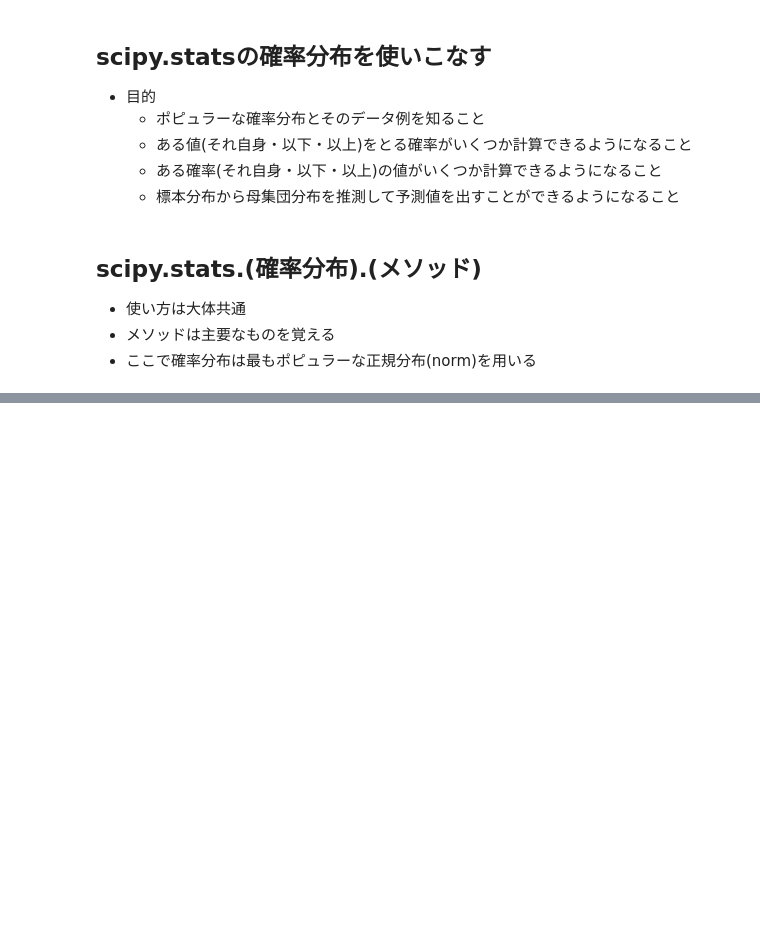
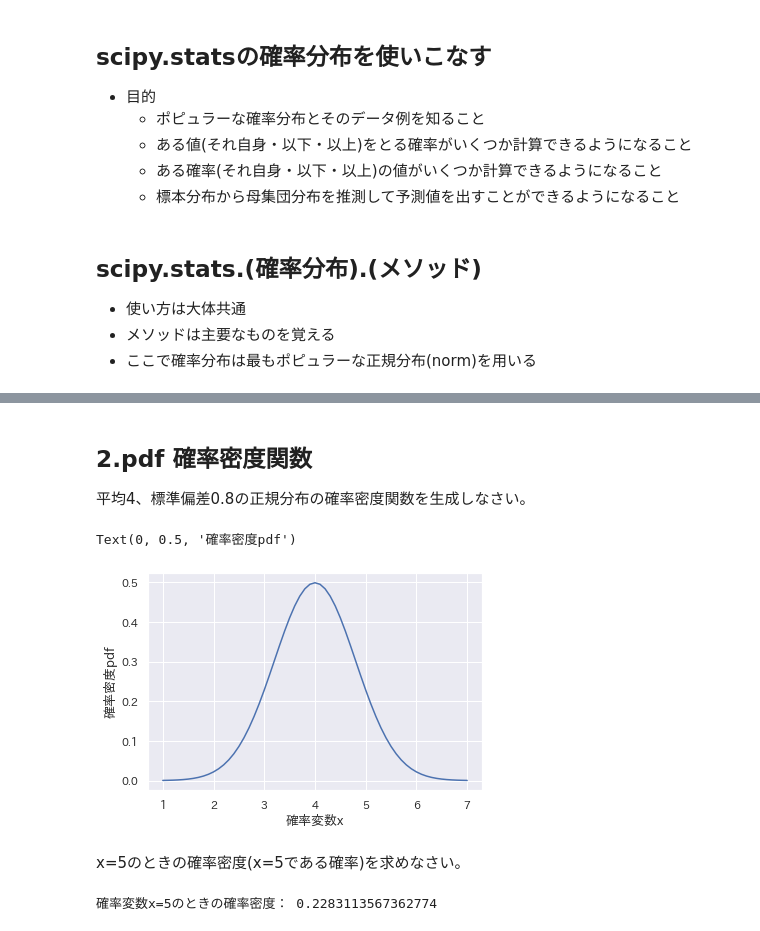
Before and after one commit to Rha1234/statistics, a Jupyter notebook: 様々な確率分布とその利用.ipynb, the cells around one changed output, grey strips where cells are left out. Saved outputs shown, nothing was run; the diff lists cells and outputs as text; code cells hidden in the pictures; blank space fills up the shorter version.

```diff
--- a/様々な確率分布とその利用.ipynb
+++ b/様々な確率分布とその利用.ipynb
@@ -24,0 +47,26 @@ norm_rvs = stats.norm.rvs(loc=50, scale=20, size=1000, random_state=0)
+# %% [markdown]
+## 2.pdf 確率密度関数
+平均4、標準偏差0.8の正規分布の確率密度関数を生成しなさい。
+# %%
+# 平均4であることを考慮して適当な等差数列を生成
+X = np.arange(start=1, stop=7.1, step=0.1)
+
+# pdfで確率密度関数の生成
+# xに配列を入れるとすべての要素に対して確率密度を計算した配列を返す。xに数値(確率変数)を入れるとxに対応した確率密度を返す
+norm_pdf = stats.norm.pdf(x=X, loc=4, scale=0.8)
+
+# 可視化
+plt.plot(X, norm_pdf)
+plt.xlabel("確率変数x", fontsize=13)
+plt.ylabel("確率密度pdf", fontsize=13)
+# %% [output]
+Text(0, 0.5, '確率密度pdf')
+[figure, added]
+# %% [markdown]
+x=5のときの確率密度(x=5である確率)を求めなさい。
+# %%
+x = 5
+y = stats.norm.pdf(x=x, loc=4, scale=0.8)
+print("確率変数x=5のときの確率密度：", y)
+# %% [output]
+確率変数x=5のときの確率密度： 0.2283113567362774
```
Also changed, not shown: parts of 6 cells of this notebook, 4 other files.
